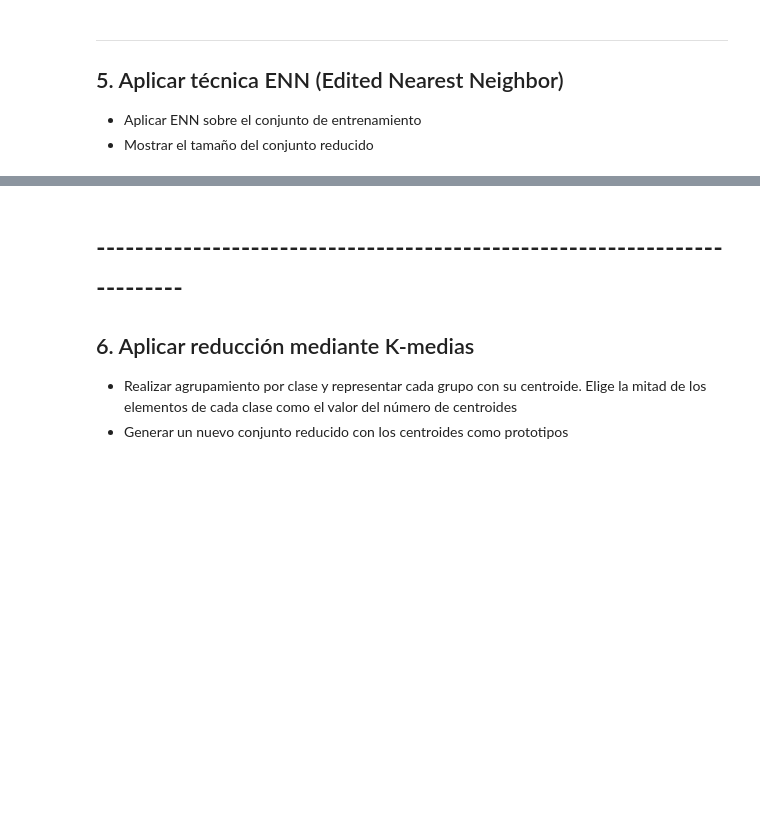
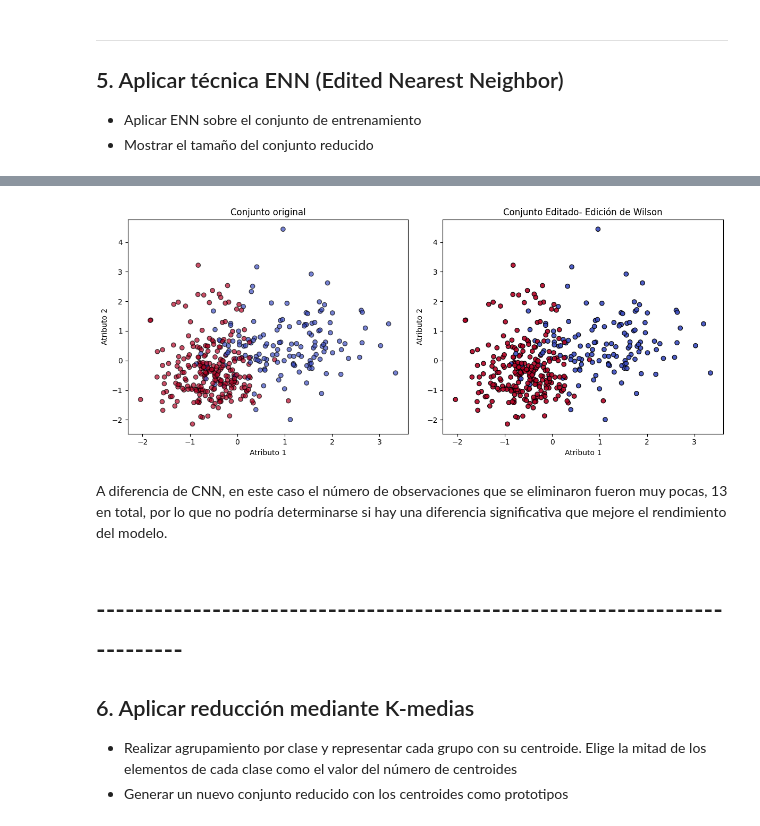
Before and after one commit to GustavoHDLC1/Colab_Files_PADP, a Jupyter notebook: PracticaReduccionNumerosidad.ipynb, the cells around one changed output, grey strips where cells are left out. Cells and saved outputs as stored; diff of their text form; code cells hidden in the pictures; blank space fills up the shorter version.

```diff
--- a/PracticaReduccionNumerosidad.ipynb
+++ b/PracticaReduccionNumerosidad.ipynb
@@ -57,3 +300,25 @@ En el caso de los códigos de ENN, CNN, estos  deberás tomarlos del cuaderno qu
+# %%
+# Visualización
+plt.figure(figsize=(12, 5))
+
+plt.subplot(1, 2, 1)
+plt.scatter(X_train_scaled[:, 0], X_train_scaled[:, 1], c=y_train, cmap='coolwarm', edgecolor='k', alpha=0.7)
+plt.title("Conjunto original")
+plt.xlabel("Atributo 1")
+plt.ylabel("Atributo 2")
+
+plt.subplot(1, 2, 2)
+plt.scatter(X_clean[:, 0], X_clean[:, 1], c=y_clean, cmap='coolwarm', edgecolor='k', alpha=0.9)
+plt.title("Conjunto Editado- Edición de Wilson")
+plt.xlabel("Atributo 1")
+plt.ylabel("Atributo 2")
+
+plt.tight_layout()
+plt.show()
+# %% [output]
+[figure, added]
+# %% [markdown]
+A diferencia de CNN, en este caso el número de observaciones que se eliminaron fueron muy pocas, 13 en total, por lo que no podría determinarse si hay una diferencia significativa que mejore el rendimiento del modelo.
 # %% [markdown]
 # --------------------------------------------------------------------------
 
```
Also changed, not shown: parts of 31 cells of this notebook.
